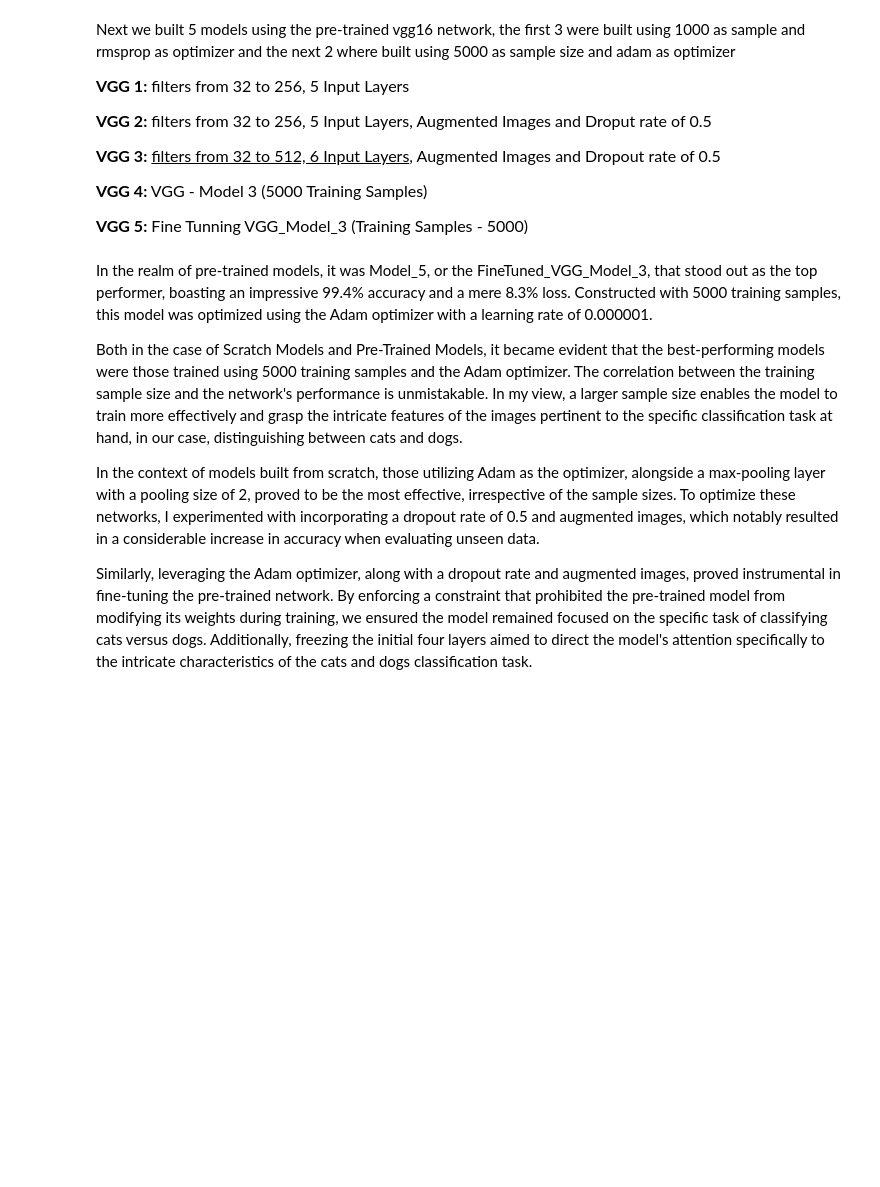
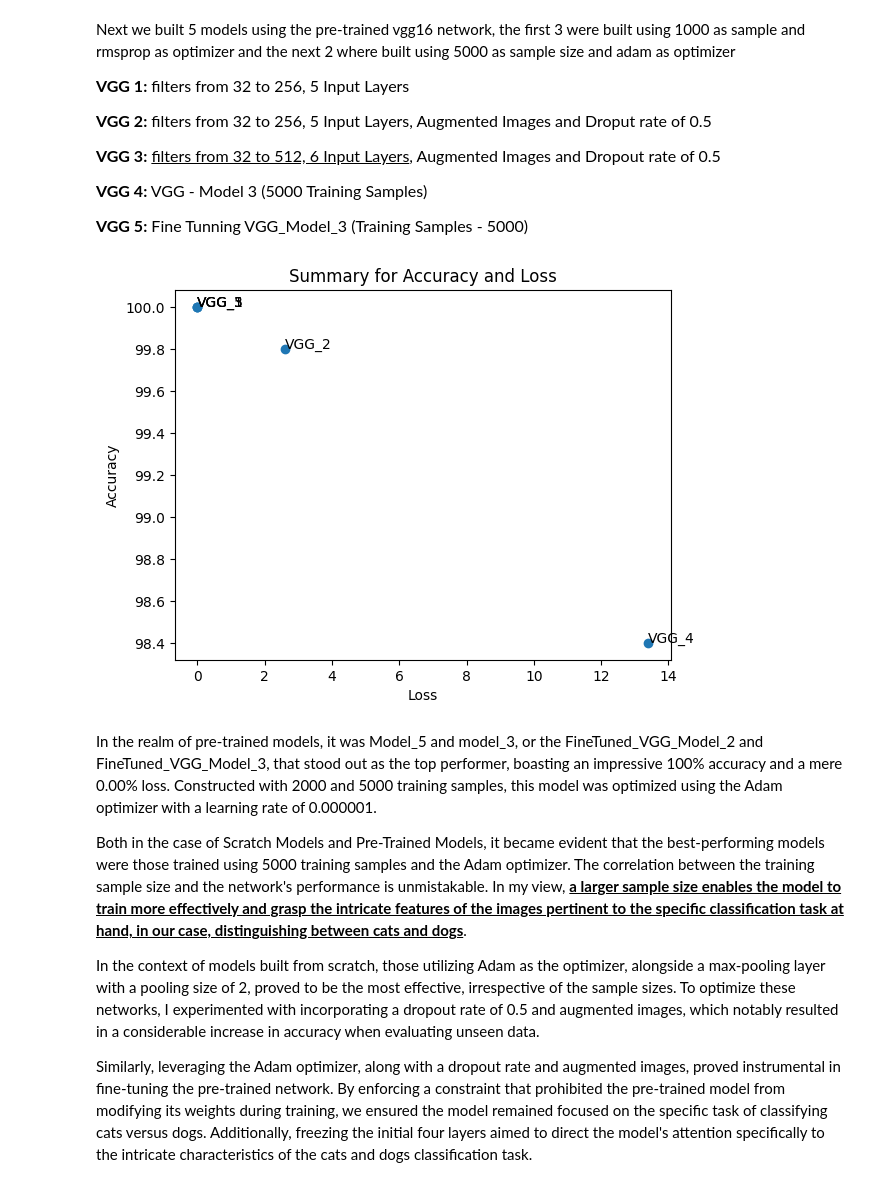
Before and after one commit to Nisha40108/ADVANCED-MACHINE-LEARNING-64061-, a Jupyter notebook: Assignment2CON.ipynb, the cells around one changed output. Cells and saved outputs as stored; diff of their text form; code cells hidden in the pictures; blank space fills up the shorter version.

```diff
--- a/Assignment2CON.ipynb
+++ b/Assignment2CON.ipynb
@@ -1645,21 +2197,30 @@ FineTuned_VGG_Model_3 = (0.083,0.994)
+# %%
+# Pre-Trained Models
+VGG_Model_1 = (0.00,100)
+VGG_Model_2 = (2.6,99.8)
+FineTuned_VGG_Model_2 = (0.00,100)
+VGG_Model_3 = (13.4,98.4)
+FineTuned_VGG_Model_3 = (0.00,100)
 # %%
-Models_5 = (,"VGG_1","VGG_2","VGG_3","VGG_4","VGG_5")
-Loss_5 = (VGG_1[0],VGG_2[0],VGG_3[0],VGG_4[0],VGG_5[0])
-Accuracy_5 = (VGG_1[1],VGG_2[1],VGG_3[1],VGG_4[1],VGG_5[1])
+Models_5 = ("VGG_1","VGG_2","VGG_3","VGG_4","VGG_5")
+Loss_5 = (VGG_Model_1[0],VGG_Model_2[0],FineTuned_VGG_Model_2[0],VGG_Model_3[0],FineTuned_VGG_Model_3[0])
+Accuracy_5 = (VGG_Model_1[1],VGG_Model_2[1],FineTuned_VGG_Model_2[1],VGG_Model_3[1],FineTuned_VGG_Model_3[1])
 
 fig, ax = plt.subplots()
 ax.scatter(Loss_5,Accuracy_5)
 for i, txt in enumerate(Models_5):
     ax.annotate(txt, (Loss_5[i],Accuracy_5[i] ))
 plt.title("Summary for Accuracy and Loss")
 plt.ylabel("Accuracy")
 plt.xlabel("Loss")
 
 plt.show()
+# %% [output]
+[figure, added]
 # %% [markdown]
-In the realm of pre-trained models, it was Model_5, or the FineTuned_VGG_Model_3, that stood out as the top performer, boasting an impressive 99.4% accuracy and a mere 8.3% loss. Constructed with 5000 training samples, this model was optimized using the Adam optimizer with a learning rate of 0.000001.
+In the realm of pre-trained models, it was Model_5 and model_3, or the FineTuned_VGG_Model_2 and FineTuned_VGG_Model_3, that stood out as the top performer, boasting an impressive 100% accuracy and a mere 0.00% loss. Constructed with 2000 and 5000 training samples, this model was optimized using the Adam optimizer with a learning rate of 0.000001.
 
-Both in the case of Scratch Models and Pre-Trained Models, it became evident that the best-performing models were those trained using 5000 training samples and the Adam optimizer. The correlation between the training sample size and the network's performance is unmistakable. In my view, a larger sample size enables the model to train more effectively and grasp the intricate features of the images pertinent to the specific classification task at hand, in our case, distinguishing between cats and dogs.
+Both in the case of Scratch Models and Pre-Trained Models, it became evident that the best-performing models were those trained using 5000 training samples and the Adam optimizer. The correlation between the training sample size and the network's performance is unmistakable. In my view, <u><b>a larger sample size enables the model to train more effectively and grasp the intricate features of the images pertinent to the specific classification task at hand, in our case, distinguishing between cats and dogs</b></u>.
 
 In the context of models built from scratch, those utilizing Adam as the optimizer, alongside a max-pooling layer with a pooling size of 2, proved to be the most effective, irrespective of the sample sizes. To optimize these networks, I experimented with incorporating a dropout rate of 0.5 and augmented images, which notably resulted in a considerable increase in accuracy when evaluating unseen data.
 
```
Also changed, not shown: parts of 101 cells of this notebook.
